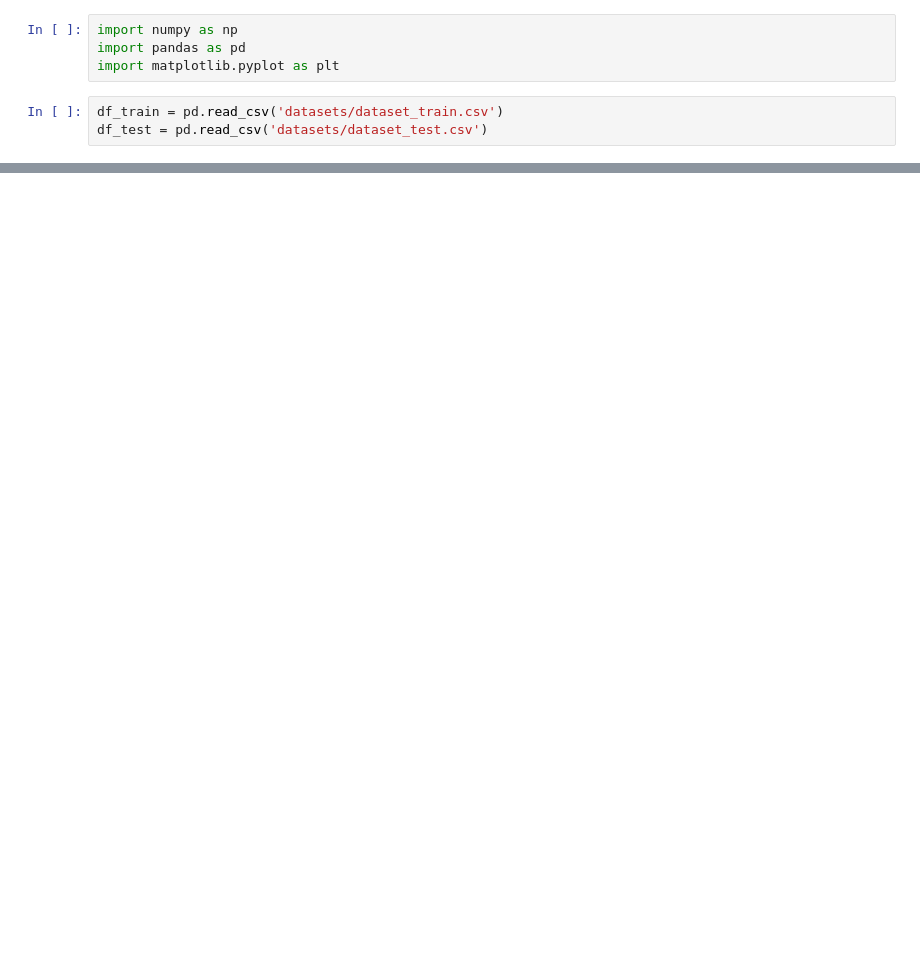
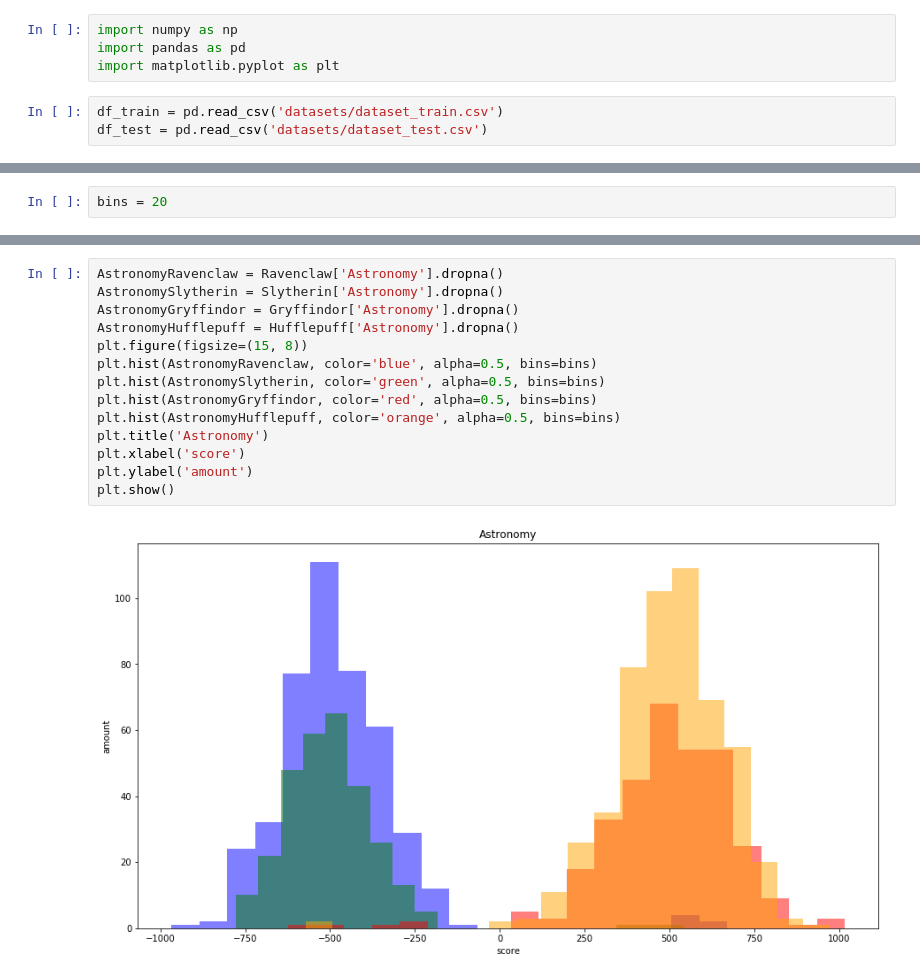
Before and after one commit to Sladge17/logistic_regression, a Jupyter notebook: logistic_regression.ipynb, the cells around one changed output, grey strips where cells are left out. Saved outputs shown, nothing was run; the diff lists cells and outputs as text; blank space fills up the shorter version.

```diff
--- a/logistic_regression.ipynb
+++ b/logistic_regression.ipynb
@@ -94,0 +81,2 @@ plt.hist(Gryffindor_gist, bins=13)
+# %%
+bins = 20
@@ -94,0 +100,16 @@ plt.hist(Gryffindor_gist, bins=13)
+# %%
+AstronomyRavenclaw = Ravenclaw['Astronomy'].dropna()
+AstronomySlytherin = Slytherin['Astronomy'].dropna()
+AstronomyGryffindor = Gryffindor['Astronomy'].dropna()
+AstronomyHufflepuff = Hufflepuff['Astronomy'].dropna()
+plt.figure(figsize=(15, 8))
+plt.hist(AstronomyRavenclaw, color='blue', alpha=0.5, bins=bins)
+plt.hist(AstronomySlytherin, color='green', alpha=0.5, bins=bins)
+plt.hist(AstronomyGryffindor, color='red', alpha=0.5, bins=bins)
+plt.hist(AstronomyHufflepuff, color='orange', alpha=0.5, bins=bins)
+plt.title('Astronomy')
+plt.xlabel('score')
+plt.ylabel('amount')
+plt.show()
+# %% [output]
+[figure, added]
```
Also changed, not shown: parts of 18 cells of this notebook, 2 other files.
